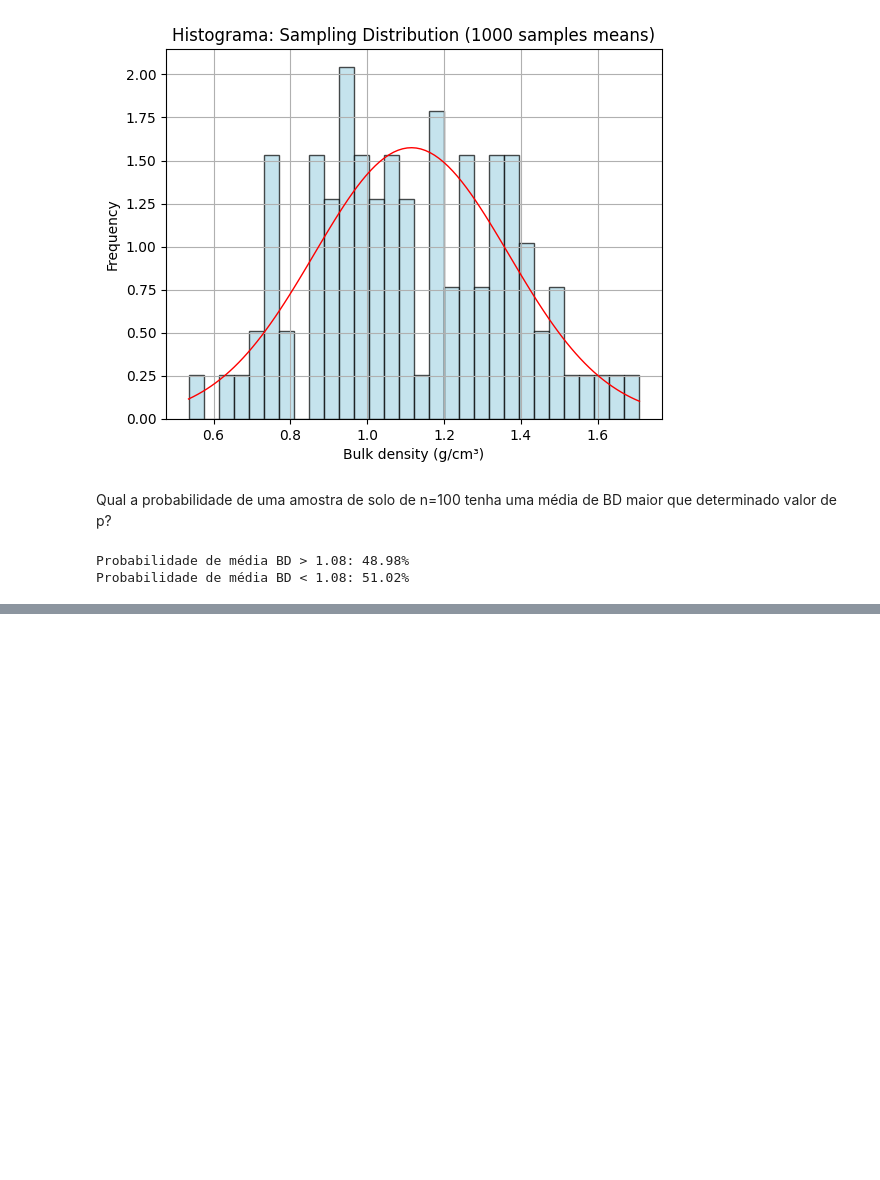
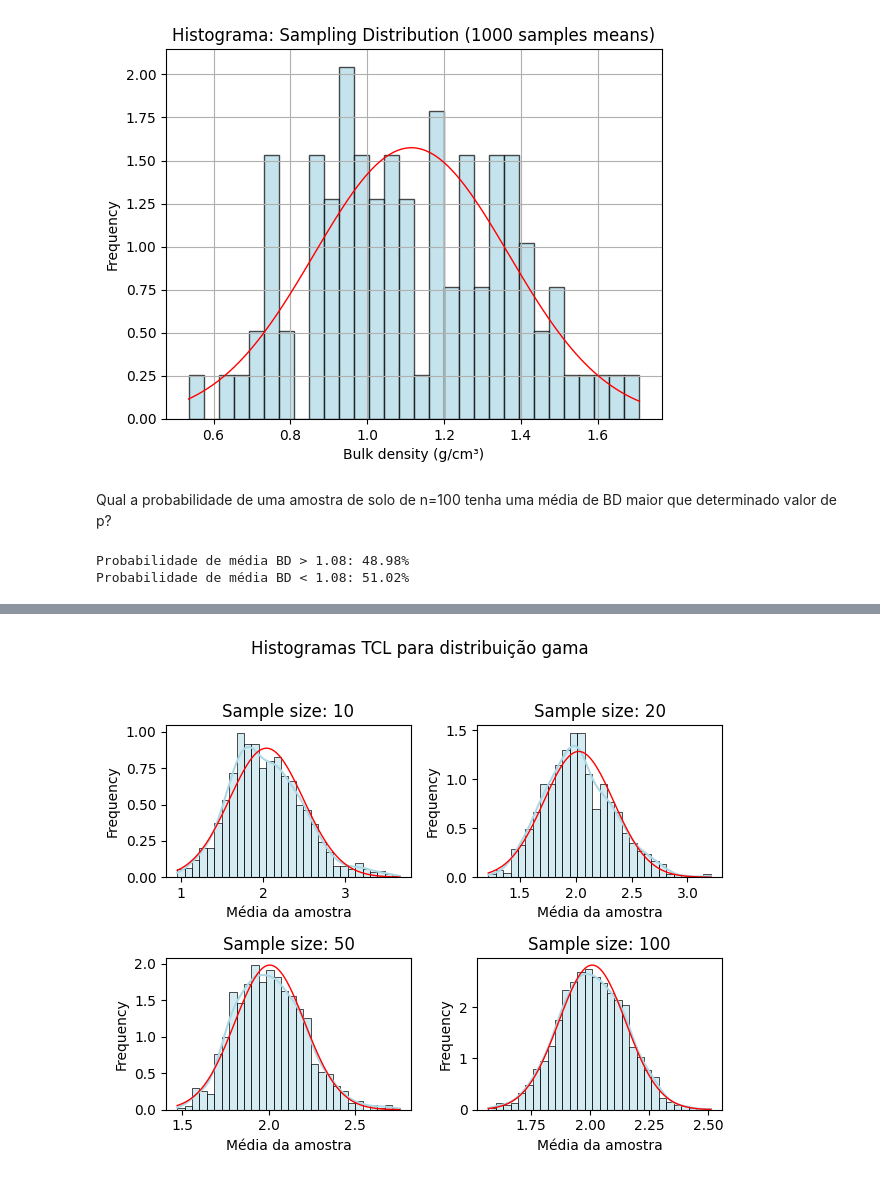
Before and after one commit to rncebranco/ufpa_ficcd_2025, a Jupyter notebook: FICCD_Claudomiro_ativ_03_sampleEsampling_dist_TLC_Pvalue_Raimunda_Branco.ipynb, the cells around one changed output, grey strips where cells are left out. Saved outputs shown, nothing was run; the diff lists cells and outputs as text; code cells hidden in the pictures; blank space fills up the shorter version.

```diff
--- a/FICCD_Claudomiro_ativ_03_sampleEsampling_dist_TLC_Pvalue_Raimunda_Branco.ipynb
+++ b/FICCD_Claudomiro_ativ_03_sampleEsampling_dist_TLC_Pvalue_Raimunda_Branco.ipynb
@@ -172,0 +211,34 @@ Aplique o TLC a função de distribuição gama e avalie quatro diferentes taman
+# %%
+sample_sizes = [10, 20, 50, 100]
+n_samples = 1000
+
+# TLC
+for i,n in enumerate(sample_sizes):
+    sample_means = []
+    for x in range(n_samples):
+        sample = np.random.choice(population_gama, size=n, replace=False)
+        sample_means.append(np.mean(sample))
+
+    # Gráfico
+    plt.subplot(2, 2, i+1)
+    #plt.hist(sample_means, color='lightblue', bins=30, edgecolor='black', density=True, label='Sampling Distribution')
+    sns.histplot(sample_means, bins=30, color='lightblue', edgecolor='black', stat='density', kde=True)
+    plt.title(f'Sample size: {n}')
+    plt.xlabel('Média da amostra')
+    plt.ylabel('Frequency')
+
+    # Curva normal
+    mean = np.mean(sample_means)
+    std = np.std(sample_means)
+    # 100 pontos entre os limites
+    x = np.linspace(min(sample_means), max(sample_means), 100)
+    # Calcula os valores da PDF da normal para cada ponto x
+    p = norm.pdf(x, loc=mean, scale=std)
+    # Plotar a curva normal
+    plt.plot(x, p, color='red', linewidth=1)
+
+plt.tight_layout()
+plt.suptitle('Histogramas TCL para distribuição gama', y=1.1)
+plt.show()
+# %% [output]
+[figure, added]
```
Also changed, not shown: parts of 4 cells of this notebook.
